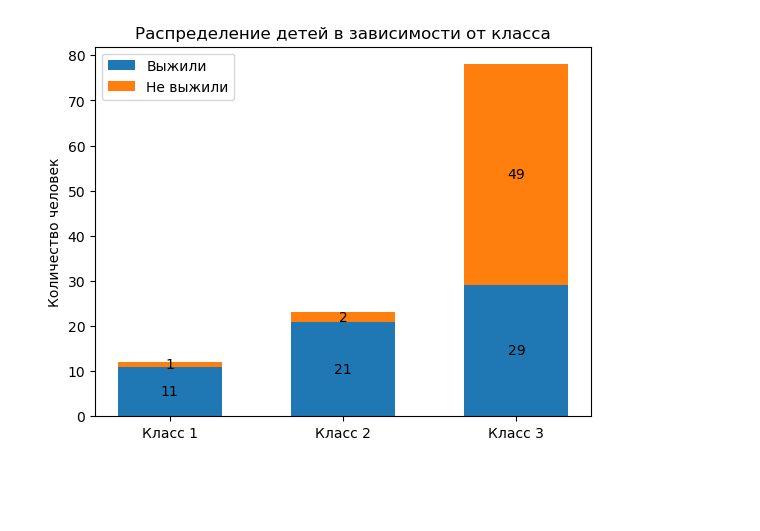
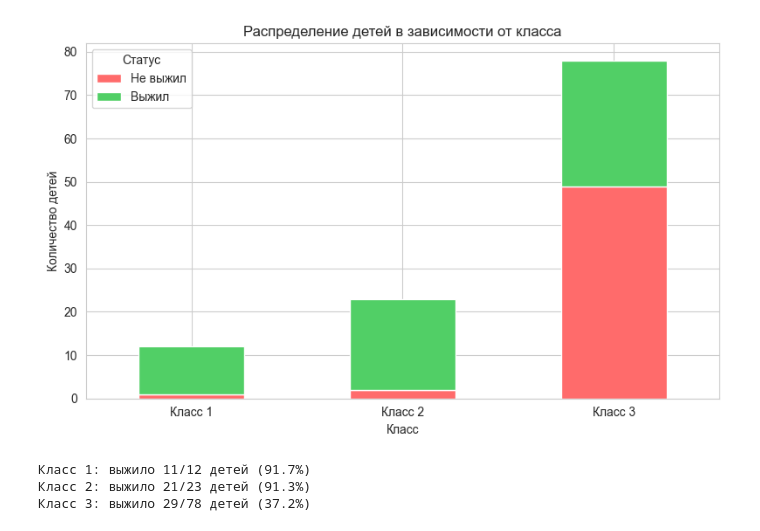
Before and after one commit to AnAnAs357/DS-Spotify-Titanic, a Jupyter notebook: Titanic.ipynb, the cells around one changed output. Drawn from its saved outputs; the diff is of its cells as text; code cells hidden in the pictures; blank space fills up the shorter version.

```diff
--- a/Titanic.ipynb
+++ b/Titanic.ipynb
@@ -1,11 +1,14 @@
 # %%
 import pandas as pd
 import numpy as np
-%matplotlib inline
-import matplotlib.pyplot as plt
 import seaborn as sns
+import plotly.express as px
+import plotly.graph_objects as go
+from matplotlib import pyplot as plt
+import re
 
-import plotly.express as px
+sns.set_style("whitegrid")
+plt.rcParams["figure.figsize"] = (10, 6)
 # %%
 data = pd.read_csv("Titanic.csv")
 data.head()
@@ -317,34 +404,25 @@ plt.show()
 # %%
-# children = data.loc[(data["Age"] <= 18) & (data["Age"] < np.float64(18.0))]
-# children_surv = data.loc[(data["Age"] <= 18) & (data["Age"] < np.float64(18.0)) & (data["Survived"] == 1)]
+children_by_class = df[children_mask].groupby(["Pclass", "Survived"]).size().unstack(fill_value=0)
+children_by_class.columns = ["Не выжил", "Выжил"]
+children_by_class.index = [f"Класс {i}" for i in children_by_class.index]
 
+plt.figure(figsize=(8, 5))
+children_by_class.plot(kind="bar", stacked=True, ax=plt.gca(), color=["#ff6b6b", "#51cf66"])
+plt.title("Распределение детей в зависимости от класса")
+plt.ylabel("Количество детей")
+plt.xlabel("Класс")
+plt.xticks(rotation=0)
+plt.legend(title="Статус")
+plt.tight_layout()
+plt.show()
 
-first_class_ch = len(data.loc[(data["Pclass"] == 1) & (data["Age"] <= 18) & (data["Age"] < np.float64(18.0))])
-second_class_ch = len(data.loc[(data["Pclass"] == 2) & (data["Age"] <= 18) & (data["Age"] < np.float64(18.0))])
-third_class_ch = len(data.loc[(data["Pclass"] == 3) & (data["Age"] <= 18) & (data["Age"] < np.float64(18.0))])
-
-first_class_ch_surv = len(data.loc[(data["Pclass"] == 1) & (data["Age"] <= 18) & (data["Age"] < np.float64(18.0)) & (data["Survived"] == 1)])
-second_class_ch_surv = len(data.loc[(data["Pclass"] == 2) & (data["Age"] <= 18) & (data["Age"] < np.float64(18.0)) & (data["Survived"] == 1)])
-third_class_ch_surv = len(data.loc[(data["Pclass"] == 3) & (data["Age"] <= 18) & (data["Age"] < np.float64(18.0)) & (data["Survived"] == 1)])
-
-survivors_count = {
-    "Выжили": [first_class_ch_surv, second_class_ch_surv, third_class_ch_surv],
-    "Не выжили": [first_class_ch - first_class_ch_surv, second_class_ch - second_class_ch_surv, third_class_ch - third_class_ch_surv]
-}
-
-
-
-dig, ax = plt.subplots()
-bottom = np.zeros(3)
-
-for key, value in survivors_count.items():
-    p = ax.bar(("Класс 1", "Класс 2", "Класс 3"), value, width=0.6, label=key, bottom=bottom)
-    bottom += value
-    ax.bar_label(p, label_type="center")
-
-ax.set_title("Распределение детей в зависимости от класса")
-ax.set_ylabel("Количество человек")
-ax.legend()
-plt.show()
+for cls in [1, 2, 3]:
+    subset = df[(df["Pclass"] == cls) & children_mask]
+    if len(subset) > 0:
+        rate = subset["Survived"].mean() * 100
+        print(f"Класс {cls}: выжило {subset['Survived'].sum()}/{len(subset)} детей ({rate:.1f}%)")
 # %% [output]
-[figure, old version]
+[figure, new version]
+Класс 1: выжило 11/12 детей (91.7%)
+Класс 2: выжило 21/23 детей (91.3%)
+Класс 3: выжило 29/78 детей (37.2%)
```
Also changed, not shown: parts of 14 cells of this notebook.
